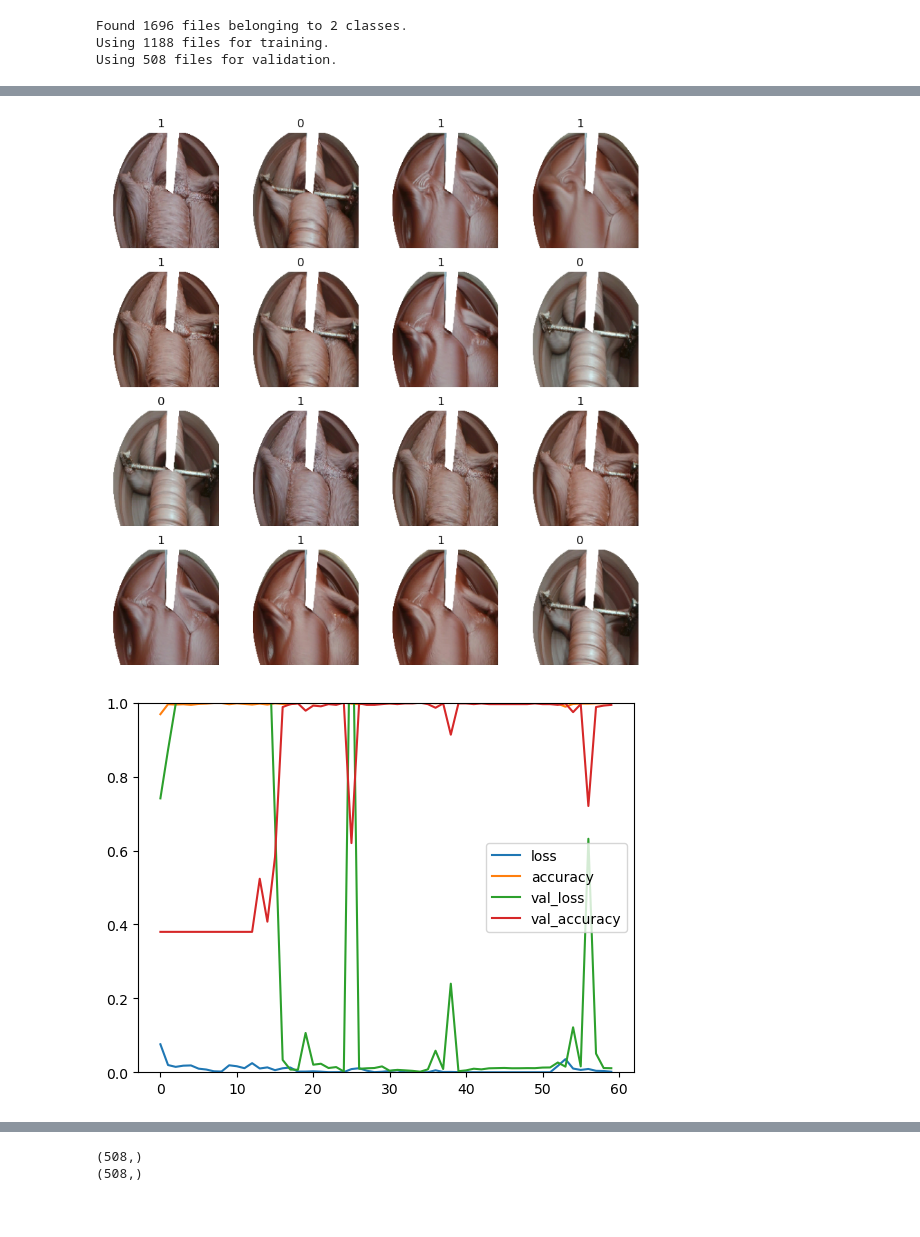
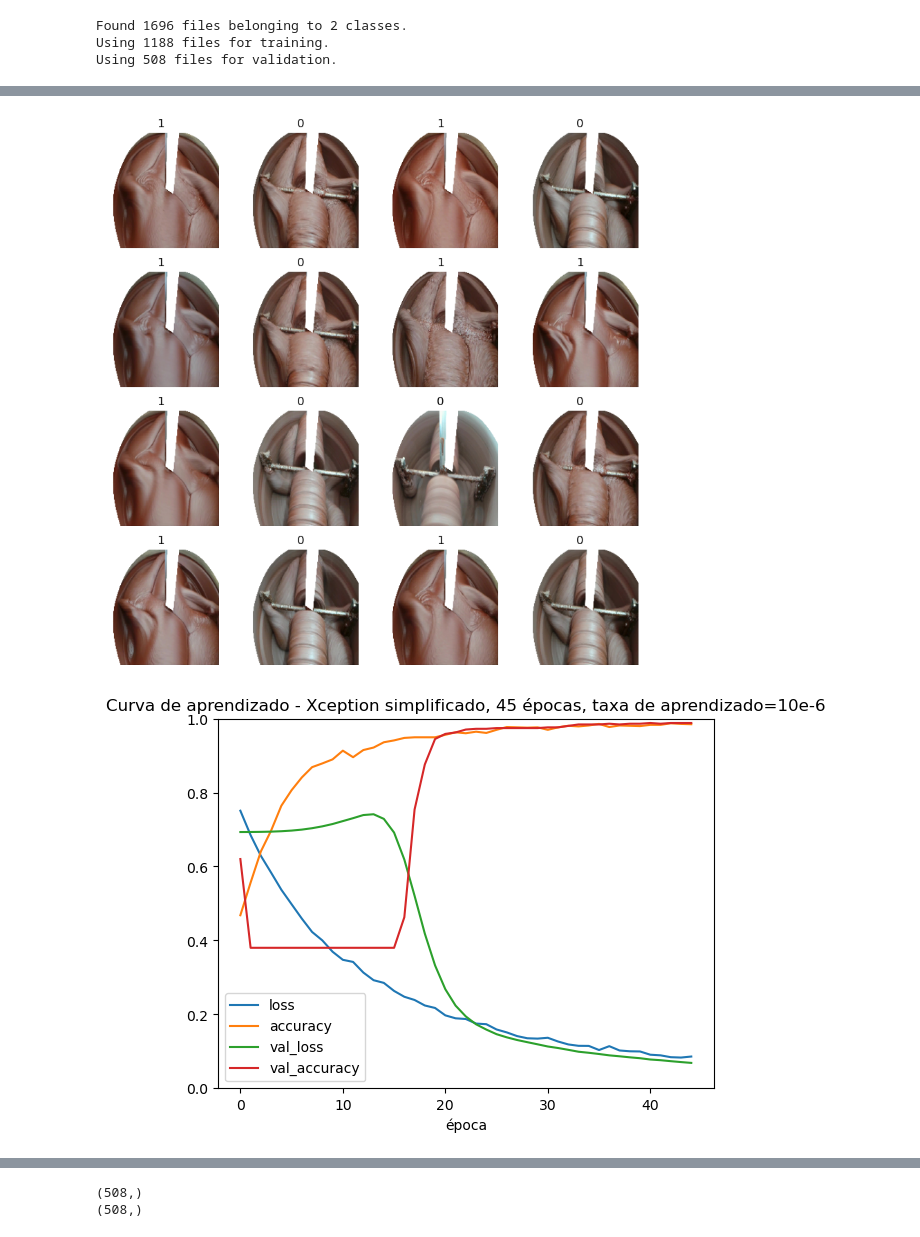
Before and after one commit to GusChenn/tcc-s15, a Jupyter notebook: scripts/neural_network/jupyter_tests/current_model.ipynb, the cells around one changed output, grey strips where cells are left out. Saved outputs shown, nothing was run; the diff lists cells and outputs as text; code cells hidden in the pictures.

```diff
--- a/scripts/neural_network/jupyter_tests/current_model.ipynb
+++ b/scripts/neural_network/jupyter_tests/current_model.ipynb
@@ -5,7 +5,7 @@ from tensorflow.keras import layers
 
 image_size = (180, 180)
 batch_size = 32
-epochs = 60
+epochs = 45
 
 train_ds, val_ds = tf.keras.preprocessing.image_dataset_from_directory(
     "..\images\Massas",
@@ -15,14 +15,6 @@ train_ds, val_ds = tf.keras.preprocessing.image_dataset_from_directory(
     seed=1212,
     image_size=image_size,
     batch_size=batch_size,
-)
-
-
-data_augmentation = keras.Sequential(
-    [
-        layers.RandomFlip("horizontal"),
-        layers.RandomRotation(0.1),
-    ]
 )
 
 train_ds = train_ds.prefetch(buffer_size=32)
@@ -69,24 +61,13 @@ def make_model(input_shape, num_classes):
     x = layers.Activation("relu")(x)
 
     x = layers.GlobalAveragePooling2D()(x)
-    if num_classes == 2:
-        activation = "sigmoid"
-        units = 1
-    else:
-        activation = "softmax"
-        units = num_classes
 
     x = layers.Dropout(0.5)(x)
-    outputs = layers.Dense(units, activation=activation)(x)
+
+    outputs = layers.Dense(1, activation="sigmoid")(x)
     return keras.Model(inputs, outputs)
 
 model = make_model(input_shape=image_size + (3,), num_classes=2)
-
-# Apply `data_augmentation` to the training images.
-train_ds = train_ds.map(
-    lambda img, label: (data_augmentation(img), label),
-    num_parallel_calls=tf.data.AUTOTUNE,
-)
 
 # Prefetching samples in GPU memory helps maximize GPU utilization.
 train_ds = train_ds.prefetch(tf.data.AUTOTUNE)
@@ -95,7 +76,7 @@ train_ds = train_ds.prefetch(tf.data.AUTOTUNE)
 # ## Train the model
 
 model.compile(
-    optimizer=keras.optimizers.Adam(1e-3),
+    optimizer=keras.optimizers.Adam(1e-6),
     loss="binary_crossentropy",
     metrics=["accuracy"],
 )
@@ -138,4 +123,4 @@ for images, labels in train_ds.take(1):
         plt.title(int(labels[i]))
         plt.axis("off")
 # %% [output]
-[figure, old version]
+[figure, new version]
@@ -143,10 +136,13 @@ for images, labels in train_ds.take(1):
 import pandas as pd
 import numpy as np
 # %%
+import pandas as pd
+import numpy as np
+
 historydf = pd.DataFrame(history.history, index=history.epoch)
-learning_curve = historydf.plot(ylim=(0,1))
+learning_curve = historydf.plot(ylim=(0,1), title="Curva de aprendizado - Xception simplificado, 45 épocas, taxa de aprendizado=10e-6", xlabel="época")
 # %% [output]
-[figure, old version]
+[figure, new version]
 # %%
 model.evaluate(val_ds)
 # %% [output]
```
Also changed, not shown: parts of 9 cells of this notebook, 1 other file.
